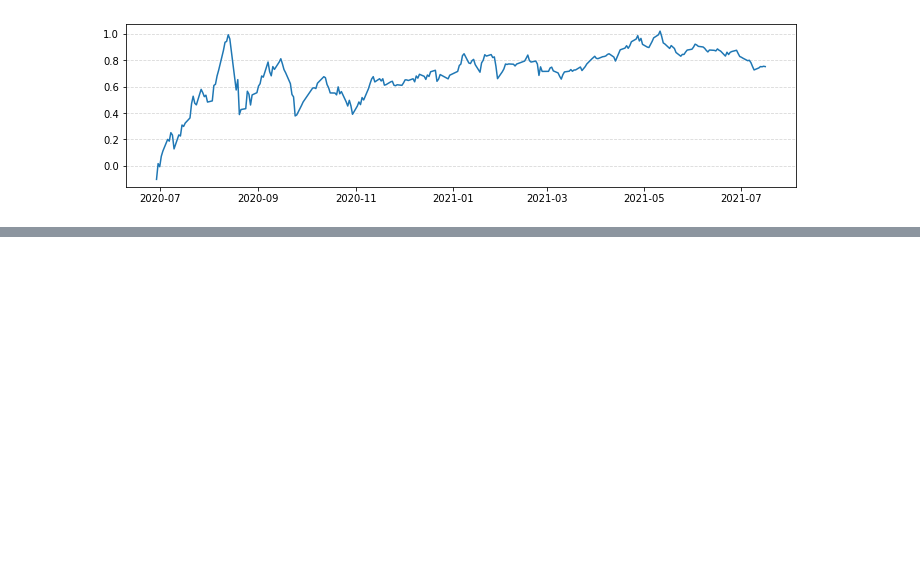
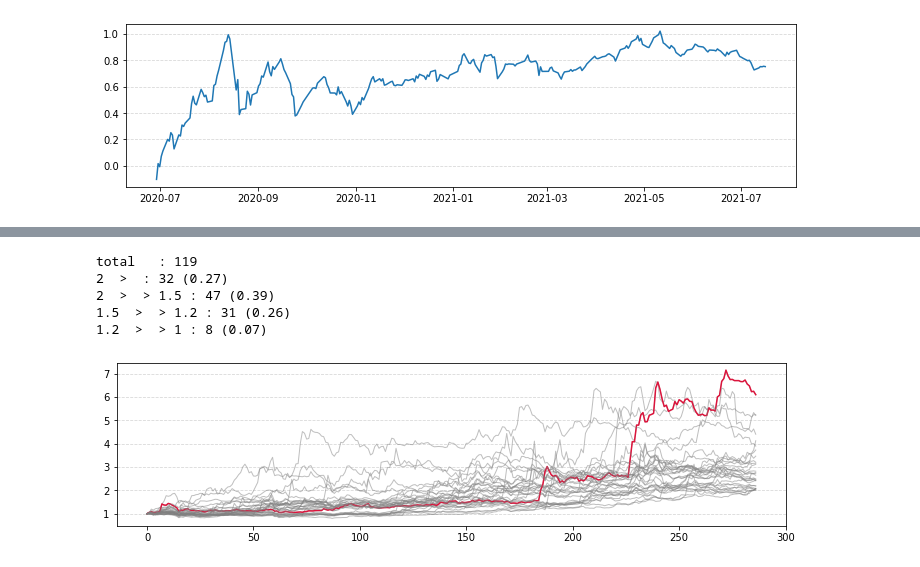
Before and after one commit to ajcltm/BackTesting, a Jupyter notebook: quality_value(7.18).ipynb, the cells around one changed output, grey strips where cells are left out. Saved outputs shown, nothing was run; the diff lists cells and outputs as text; code cells hidden in the pictures; blank space fills up the shorter version.

```diff
--- a/quality_value(7.18).ipynb
+++ b/quality_value(7.18).ipynb
@@ -147,0 +172,61 @@ plt.grid(axis='y', linestyle='--', alpha=.5)
+# %%
+import sklearn
+from sklearn.preprocessing import *
+
+p1 = pd.read_csv('C:/Users/ajcltm/Desktop/p1.csv', index_col=0)
+tickers = p1.tickers.apply(lambda x: '{:06d}.KS'.format(x))
+
+price_details = {}
+for ticker in tickers :
+    price_details[ticker] = data[data['symbol']==ticker]['Adj Close'].values.reshape(-1)
+    price_details[ticker] = price_details[ticker]/ price_details[ticker][0]
+
+price_details_df = pd.DataFrame(data=price_details.values(), index=price_details.keys())
+top = price_details_df.sort_values(by=price_details_df.columns[-1], ascending=False).iloc[:1].index.tolist()
+
+print('total   : {0}'.format(len(tickers)))
+plt.figure(figsize=(12,3))
+num = 0
+thred = 2
+for ticker in tickers :
+    if price_details[ticker][-1] > thred :
+        plt.plot(price_details[ticker], linewidth=1, c='grey', alpha=.5)
+        plt.grid(axis='y', linestyle='--', alpha=.5)
+        num+=1
+    if ticker in top :
+        plt.plot(price_details[ticker], c='crimson', linewidth=1.5, alpha=1)
+        plt.grid(axis='y', linestyle='--', alpha=.5)
+
+
+print('{0}  >  : {1} ({2})'.format(thred, num, round(num/len(tickers),2)))
+
+num = 0
+thred_upper = 2
+thred_down = 1.5
+for ticker in tickers :
+    if price_details[ticker][-1] > thred_down and price_details[ticker][-1] < thred_upper:
+        num+=1
+print('{0}  >  > {1} : {2} ({3})'.format(thred_upper, thred_down, num, round(num/len(tickers),2)))
+
+num = 0
+thred_upper = 1.5
+thred_down = 1.2
+for ticker in tickers :
+    if price_details[ticker][-1] > thred_down and price_details[ticker][-1] < thred_upper:
+        num+=1
+print('{0}  >  > {1} : {2} ({3})'.format(thred_upper, thred_down, num, round(num/len(tickers),2)))
+
+num = 0
+thred_upper = 1.2
+thred_down = 1
+for ticker in tickers :
+    if price_details[ticker][-1] > thred_down and price_details[ticker][-1] < thred_upper:
+        num+=1
+print('{0}  >  > {1} : {2} ({3})'.format(thred_upper, thred_down, num, round(num/len(tickers),2)))
+# %% [output]
+total   : 119
+2  >  : 32 (0.27)
+2  >  > 1.5 : 47 (0.39)
+1.5  >  > 1.2 : 31 (0.26)
+1.2  >  > 1 : 8 (0.07)
+[figure, added]
```
Also changed, not shown: parts of 6 cells of this notebook, 1 other file.
